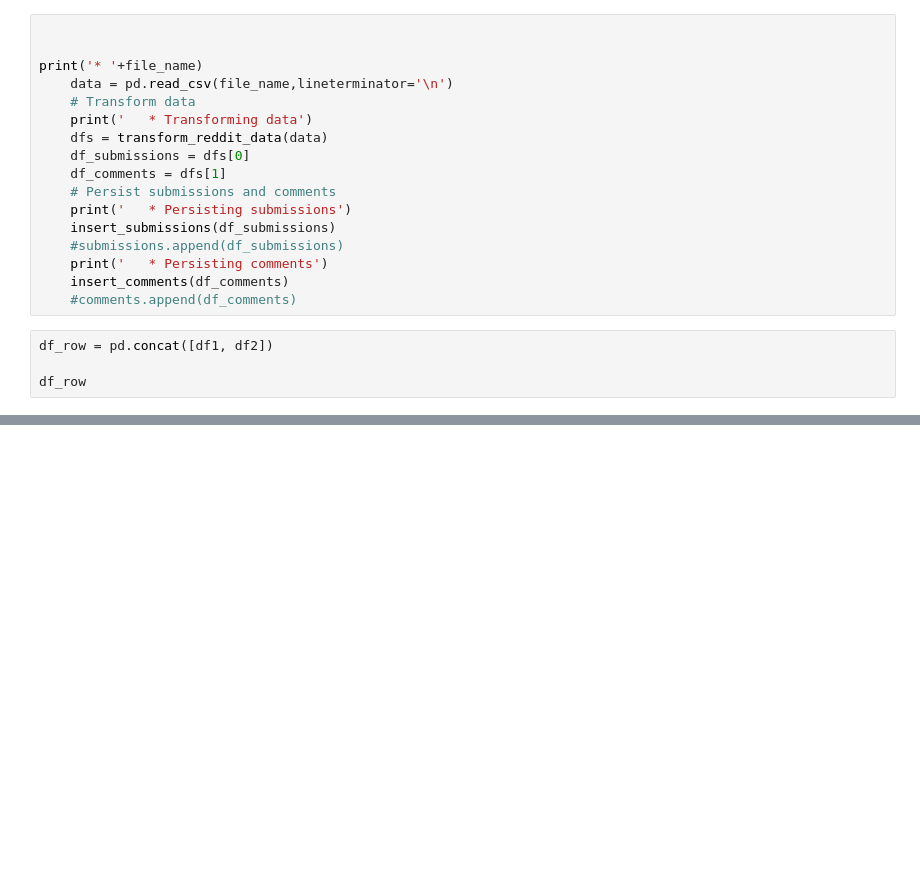
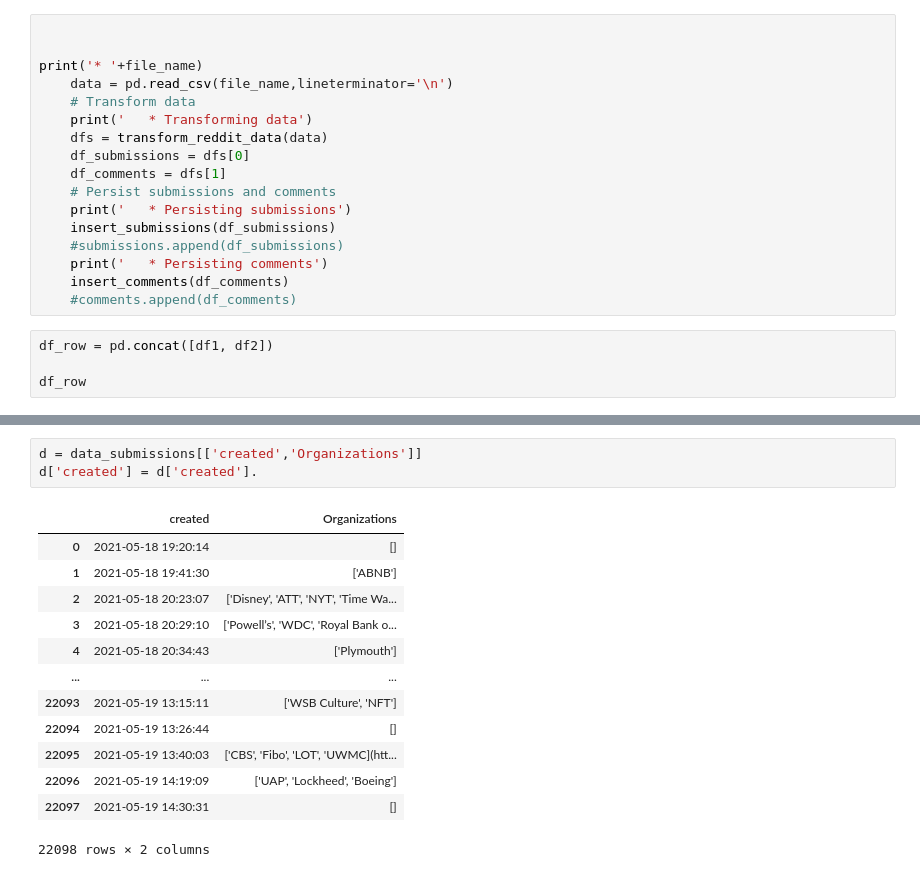
Before and after one commit to PBASOFT/Data-Science-Project, a Jupyter notebook: Data_Processing/Process.ipynb, the cells around one changed output, grey strips where cells are left out. Saved outputs shown, nothing was run; the diff lists cells and outputs as text; blank space fills up the shorter version.

```diff
--- a/Data_Processing/Process.ipynb
+++ b/Data_Processing/Process.ipynb
@@ -218,0 +228,17 @@ df_row
+# %%
+d = data_submissions[['created','Organizations']]
+d['created'] = d['created'].
+# %% [output]
+|  | created | Organizations |
+| 0 | 2021-05-18 19:20:14 | [] |
+| 1 | 2021-05-18 19:41:30 | ['ABNB'] |
+| 2 | 2021-05-18 20:23:07 | ['Disney', 'ATT', 'NYT', 'Time Wa... |
+| 3 | 2021-05-18 20:29:10 | ['Powell’s', 'WDC', 'Royal Bank o... |
+| 4 | 2021-05-18 20:34:43 | ['Plymouth'] |
+| ... | ... | ... |
+| 22093 | 2021-05-19 13:15:11 | ['WSB Culture', 'NFT'] |
+| 22094 | 2021-05-19 13:26:44 | [] |
+| 22095 | 2021-05-19 13:40:03 | ['CBS', 'Fibo', 'LOT', 'UWMC](htt... |
+| 22096 | 2021-05-19 14:19:09 | ['UAP', 'Lockheed', 'Boeing'] |
+| 22097 | 2021-05-19 14:30:31 | [] |
+22098 rows × 2 columns
```
Also changed, not shown: parts of 1 cell of this notebook, 2 other files.
